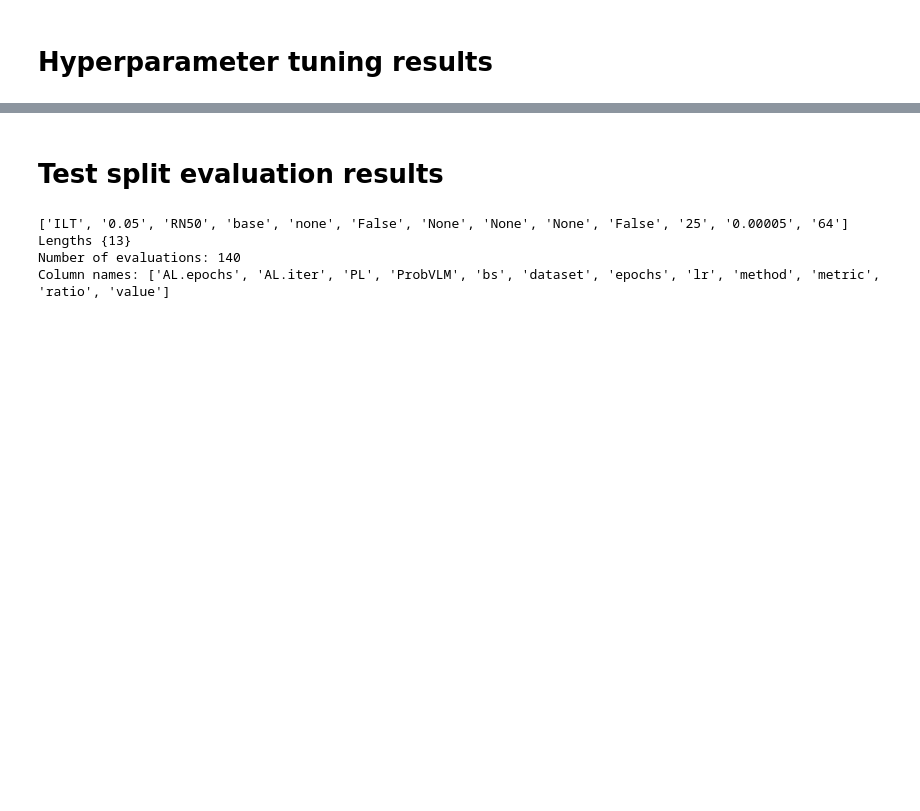
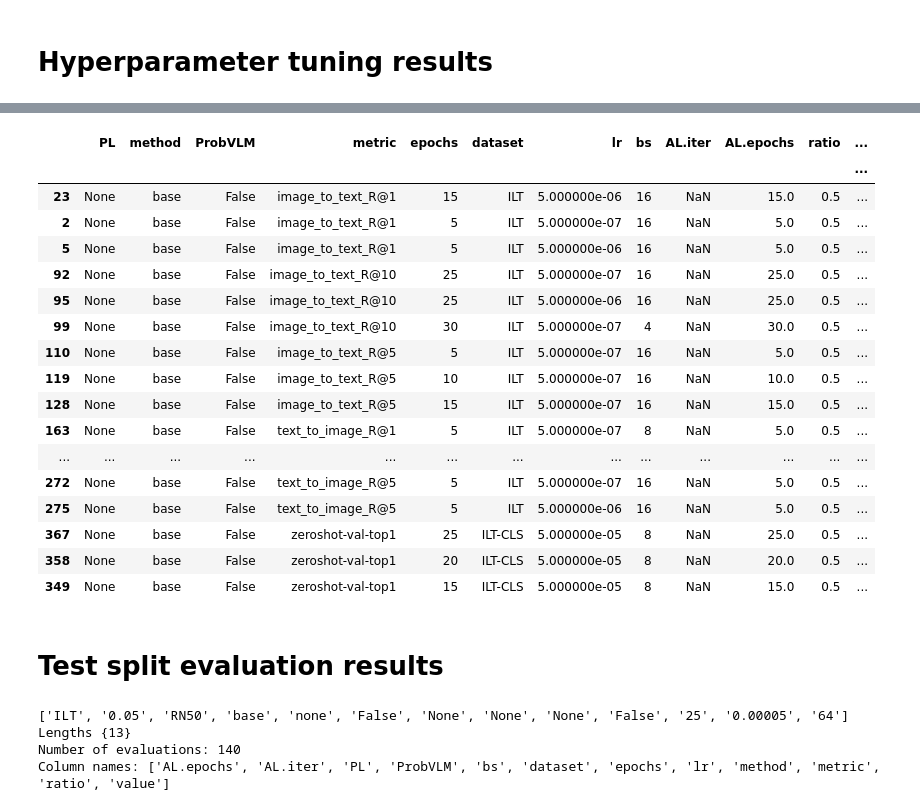
Before and after one commit to nataliehh/thesis2023-2024, a Jupyter notebook: ILT_results_analysis.ipynb, the cells around one changed output, grey strips where cells are left out. Drawn from its saved outputs; the diff is of its cells as text; code cells hidden in the pictures; blank space fills up the shorter version.

```diff
--- a/ILT_results_analysis.ipynb
+++ b/ILT_results_analysis.ipynb
@@ -95,9 +95,9 @@ def prep_and_store_results(txt_path: str): # Prepare the (text-file) results to
     display(df_grouped)
     return df_grouped
 
-def get_results_per_model(df, hyperparam_tuning = True):
+def get_results_per_model(df, hyperparam_tuning = True, tuning_ratio = 0.1):
     if hyperparam_tuning: # Only report on the results for a specific label ratio if we're hyperparam tuning
-        df = df[(df['ratio'] == 0.1)]
+        df = df[(df['ratio'] == tuning_ratio)]
 #     df_no_finetune = df[(df['epochs']==0)]
     df_baseline = df[((df['AL.iter'].isna()) & (df['method'] == 'base') & (df['epochs'] > 0)) | (df['ratio'] == 0 )]
     df_S_CLIP = df[(df['AL.iter'].isna()) & (df['method'] == 'ours') & (df['PL'].str.contains('ot.'))]
@@ -110,3 +110,6 @@ def get_results_per_model(df, hyperparam_tuning = True):
         'baseline': df_baseline, 's-clip': df_S_CLIP,  #'baseline-not-finetuned' : df_no_finetune,
         'soft-pl': df_soft_PL, 'hard-pl': df_hard_PL, 'basic-al': df_basic_AL, 'probvlm': df_probvlm_AL
     }
+# %%
+test_path = './results/eval_ilt.txt'
+df_grouped = prep_and_store_results(test_path)
@@ -112,0 +162,5 @@ def get_results_per_model(df, hyperparam_tuning = True):
+# %%
+df_results = df_grouped.reset_index()
+df_results['AL.epochs'] = df_results['AL.epochs'].fillna(df_results['epochs'])
+df_results = df_results.sort_values(['metric', 'dataset', ('value', 'mean')])
+display(df_results)
@@ -113,3 +182,33 @@ def get_results_per_model(df, hyperparam_tuning = True):
+# %%
+# Get the results, split per model (e.g. get results of baseline, s-clip, etc.)
+results_dict = get_results_per_model(df_results, tuning_ratio = 0.5)
+df_baseline = results_dict['baseline']
+df_basic_AL = results_dict['basic-al']
+df_probvlm_AL = results_dict['probvlm']
+df_S_CLIP = results_dict['s-clip']
+df_soft_PL = results_dict['soft-pl']
+df_hard_PL = results_dict['hard-pl']
+# %%
+full_display(df_baseline.groupby(['metric', 'dataset']).tail(3))
+# %% [output]
+|  | PL | method | ProbVLM | metric | epochs | dataset | lr | bs | AL.iter | AL.epochs | ratio | ... |
+|  |  |  |  |  |  |  |  |  |  |  |  | ... |
+| 23 | None | base | False | image_to_text_R@1 | 15 | ILT | 5.000000e-06 | 16 | NaN | 15.0 | 0.5 | ... |
+| 2 | None | base | False | image_to_text_R@1 | 5 | ILT | 5.000000e-07 | 16 | NaN | 5.0 | 0.5 | ... |
+| 5 | None | base | False | image_to_text_R@1 | 5 | ILT | 5.000000e-06 | 16 | NaN | 5.0 | 0.5 | ... |
+| 92 | None | base | False | image_to_text_R@10 | 25 | ILT | 5.000000e-07 | 16 | NaN | 25.0 | 0.5 | ... |
+| 95 | None | base | False | image_to_text_R@10 | 25 | ILT | 5.000000e-06 | 16 | NaN | 25.0 | 0.5 | ... |
+| 99 | None | base | False | image_to_text_R@10 | 30 | ILT | 5.000000e-07 | 4 | NaN | 30.0 | 0.5 | ... |
+| 110 | None | base | False | image_to_text_R@5 | 5 | ILT | 5.000000e-07 | 16 | NaN | 5.0 | 0.5 | ... |
+| 119 | None | base | False | image_to_text_R@5 | 10 | ILT | 5.000000e-07 | 16 | NaN | 10.0 | 0.5 | ... |
+| 128 | None | base | False | image_to_text_R@5 | 15 | ILT | 5.000000e-07 | 16 | NaN | 15.0 | 0.5 | ... |
+| 163 | None | base | False | text_to_image_R@1 | 5 | ILT | 5.000000e-07 | 8 | NaN | 5.0 | 0.5 | ... |
+| ... | ... | ... | ... | ... | ... | ... | ... | ... | ... | ... | ... | ... |
+| 272 | None | base | False | text_to_image_R@5 | 5 | ILT | 5.000000e-07 | 16 | NaN | 5.0 | 0.5 | ... |
+| 275 | None | base | False | text_to_image_R@5 | 5 | ILT | 5.000000e-06 | 16 | NaN | 5.0 | 0.5 | ... |
+| 367 | None | base | False | zeroshot-val-top1 | 25 | ILT-CLS | 5.000000e-05 | 8 | NaN | 25.0 | 0.5 | ... |
+| 358 | None | base | False | zeroshot-val-top1 | 20 | ILT-CLS | 5.000000e-05 | 8 | NaN | 20.0 | 0.5 | ... |
+| 349 | None | base | False | zeroshot-val-top1 | 15 | ILT-CLS | 5.000000e-05 | 8 | NaN | 15.0 | 0.5 | ... |
 # %% [markdown]
 # Test split evaluation results
 # %%
```
Also changed, not shown: parts of 2 cells of this notebook, 3 other files.
